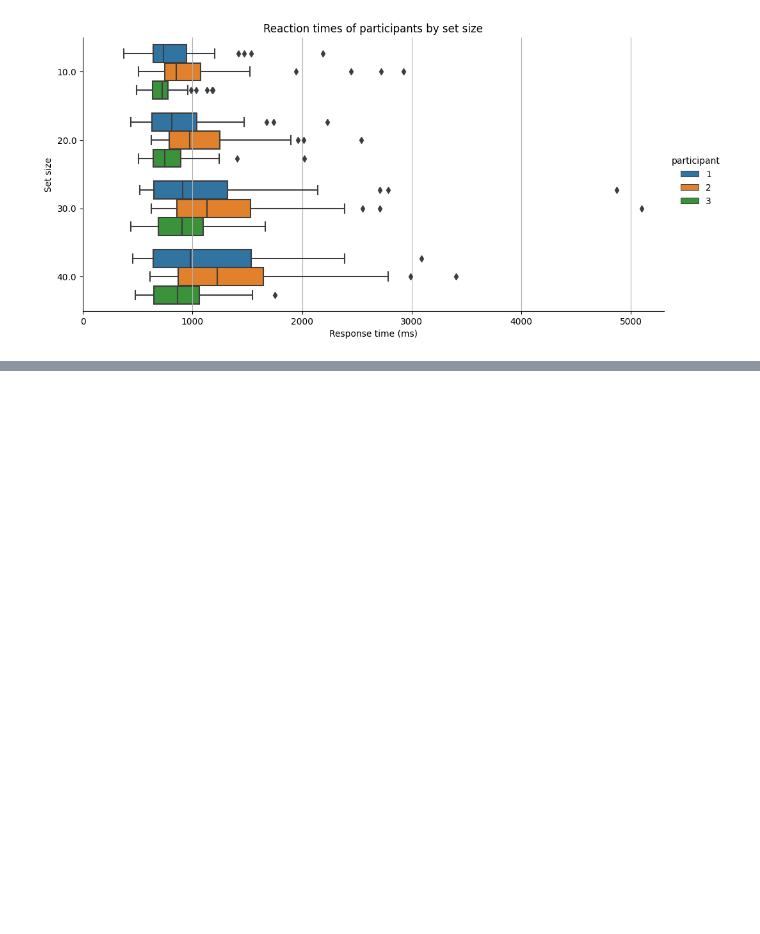
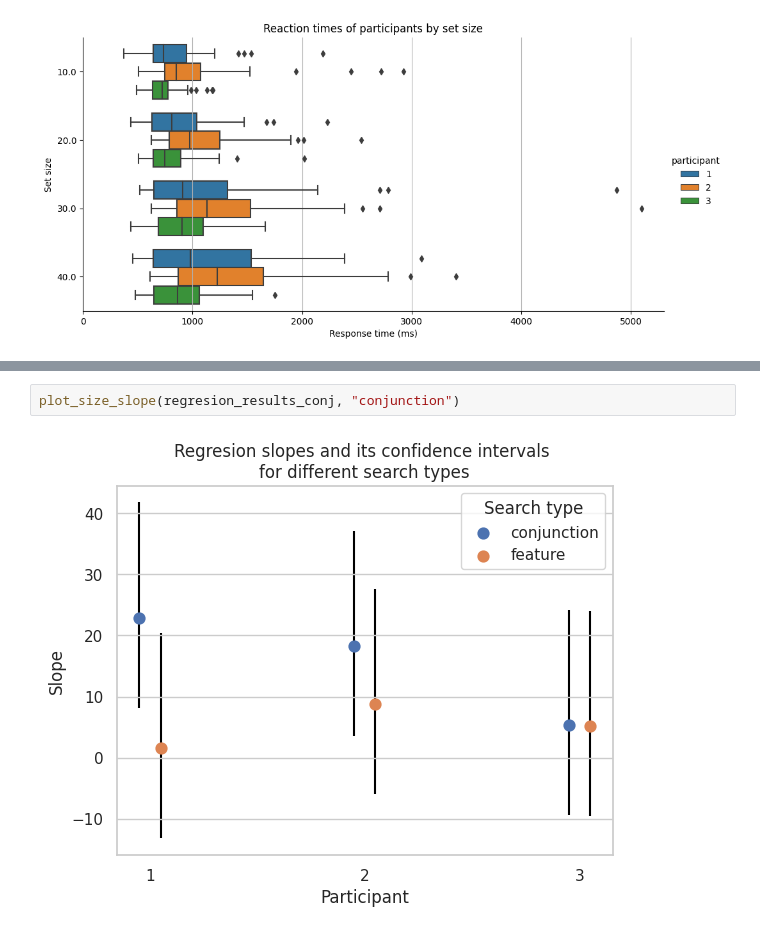
Before and after one commit to dbeinhauer/visual_search_experiment, a Jupyter notebook: visual-search-experiment-report.ipynb, the cells around one changed output, grey strips where cells are left out. Saved outputs shown, nothing was run; the diff lists cells and outputs as text; blank space fills up the shorter version.

```diff
--- a/visual-search-experiment-report.ipynb
+++ b/visual-search-experiment-report.ipynb
@@ -284,0 +398,4 @@ regresion_results
+# %%
+plot_size_slope(regresion_results_conj, "conjunction")
+# %% [output]
+[figure, added]
```
Also changed, not shown: parts of 9 cells of this notebook.
